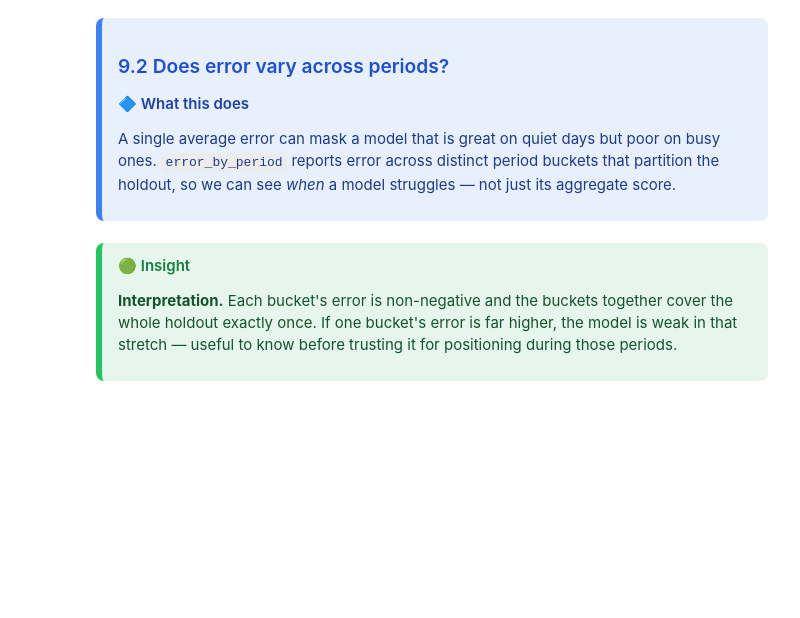
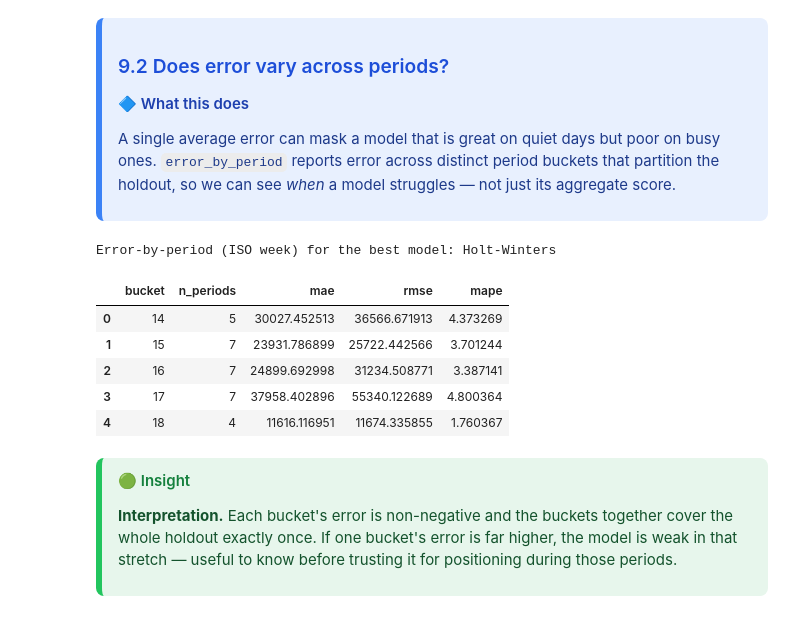
Before and after one commit to Swagata-Bhowmik/Ride-Hailing-Demand-Forecasting, a Jupyter notebook: notebook/demand_forecasting.ipynb, the cells around one changed output. Saved outputs shown, nothing was run; the diff lists cells and outputs as text; code cells hidden in the pictures; blank space fills up the shorter version.

```diff
--- a/notebook/demand_forecasting.ipynb
+++ b/notebook/demand_forecasting.ipynb
@@ -926,12 +1184,11 @@ lengths would make the comparison meaningless, so we check alignment explicitly.
 </div>
 # %%
 if RUN_TRAINING:
-    n_holdout_rows = len(holdout)
     for r in train_results:
         if isinstance(r, TrainedModel):
-            vals = list(r.forecast.values)
-            assert len(vals) == n_holdout_rows, (
-                f'{r.model_name}: forecast length {len(vals)} != holdout rows {n_holdout_rows}')
-    print(f'✓ All trained forecasts align to the {n_holdout_rows} holdout rows.')
+            vals = np.asarray(list(r.forecast.values), dtype=float)
+            assert len(vals) == len(actual), (
+                r.model_name + ': forecast length ' + str(len(vals)) + ' != holdout days ' + str(len(actual)))
+    print('All scored forecasts align to the ' + str(len(actual)) + ' holdout days (system-wide daily total).')
 else:
-    print('Training not run; alignment check skipped.')
+    print('Modelling not run; alignment check skipped.')
@@ -1019,18 +1288,23 @@ struggles — not just its aggregate score.
 # %%
 if RUN_TRAINING:
     best = table_sorted.iloc[0]['model_name']
     best_result = next(r for r in results if r.model_name == best and r.forecast is not None)
     forecast_vals = np.asarray(list(best_result.forecast.values), dtype=float)
-    # Bucket each holdout row by ISO calendar week, so error is reported
-    # per week. `buckets` is one label per observation (a partition of the
-    # holdout periods), aligned to `actual` / `forecast`.
-    periods = pd.to_datetime(holdout_sorted[PERIOD_COLUMN])
-    buckets = periods.dt.isocalendar().week.astype(int).to_numpy()
+    # Bucket each holdout day by ISO calendar week, so error is reported per week.
+    buckets = index.isocalendar().week.astype(int).to_numpy()
     ebp = error_by_period(actual, forecast_vals, buckets)
-    print(f'Error-by-period for the best model: {best}')
+    print('Error-by-period (ISO week) for the best model:', best)
     display(ebp)
 else:
-    print('Training not run; no error-by-period breakdown.')
+    print('Modelling not run; no error-by-period breakdown.')
+# %% [output]
+Error-by-period (ISO week) for the best model: Holt-Winters
+|  | bucket | n_periods | mae | rmse | mape |
+| 0 | 14 | 5 | 30027.452513 | 36566.671913 | 4.373269 |
+| 1 | 15 | 7 | 23931.786899 | 25722.442566 | 3.701244 |
+| 2 | 16 | 7 | 24899.692998 | 31234.508771 | 3.387141 |
+| 3 | 17 | 7 | 37958.402896 | 55340.122689 | 4.800364 |
+| 4 | 18 | 4 | 11616.116951 | 11674.335855 | 1.760367 |
 # %% [markdown]
 <div style="background:#e7f6ec;border-left:6px solid #22c55e;border-radius:8px;padding:12px 16px;color:#14532d;">
 <p style="margin:0 0 6px 0;font-weight:600;color:#15803d;">🟢 Insight</p>
```
Also changed, not shown: parts of 27 cells of this notebook.
